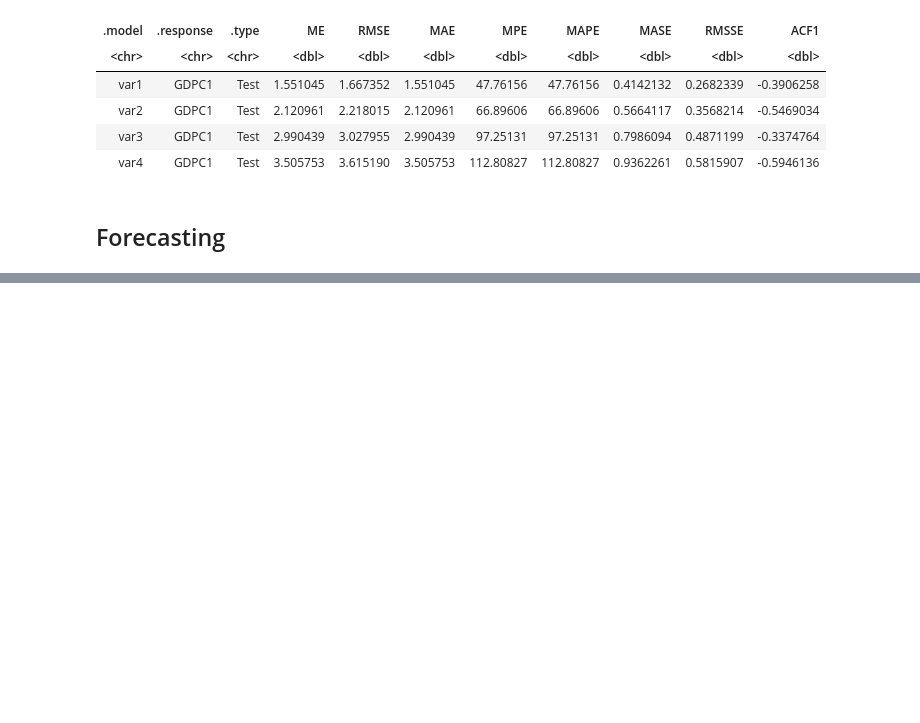
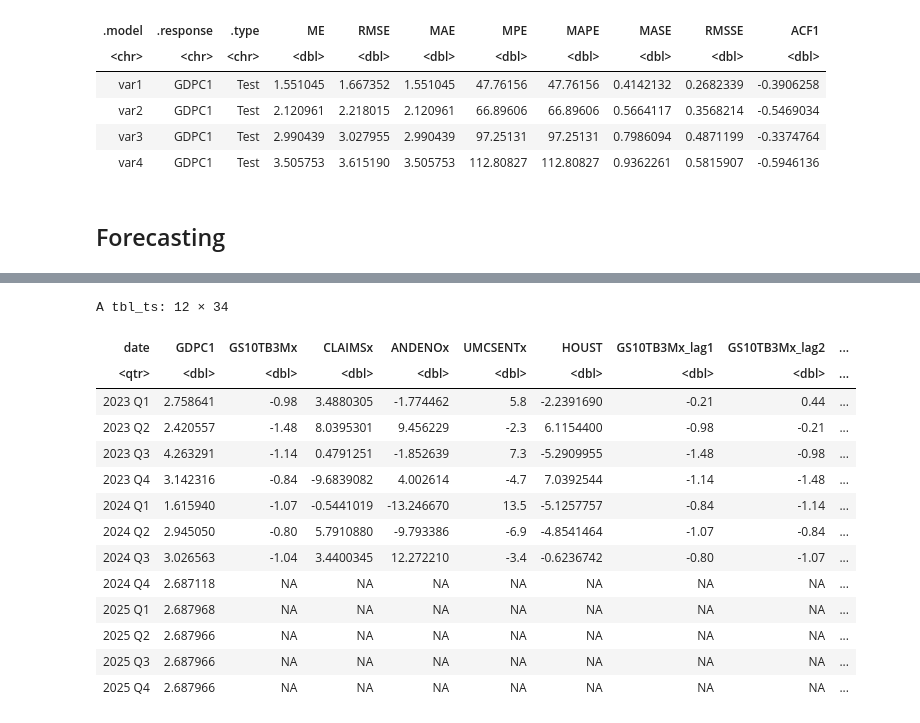
Before and after one commit to jack-gin/databustersteam33, a Jupyter notebook: NUS_DSESC_DATABUSTERS_33.ipynb, the cells around one changed output, grey strips where cells are left out. Saved outputs shown, nothing was run; the diff lists cells and outputs as text; code cells hidden in the pictures; blank space fills up the shorter version.

```diff
--- a/NUS_DSESC_DATABUSTERS_33.ipynb
+++ b/NUS_DSESC_DATABUSTERS_33.ipynb
@@ -491,0 +483,36 @@ A tbl_ts: 1 × 3
+# %%
+# Example data
+ar1_data <- tibble(
+  date = yearquarter(c("2024 Q4", "2025 Q1", "2025 Q2", "2025 Q3", "2025 Q4")),
+  mean = c(2.687118, 2.687968, 2.687966, 2.687966, 2.687966),
+  hilo = c("[-0.2370247, 5.611261]", "[-0.2361841, 5.612120]",
+           "[-0.2361862, 5.612118]", "[-0.2361862, 5.612118]",
+           "[-0.2361862, 5.612118]")
+)
+
+# Extract lower and upper bounds
+ar1bounds <- ar1_data %>%
+  mutate(
+    lower = as.numeric(str_extract(hilo, "-?[0-9.]+")),   # Extract first number
+    upper = as.numeric(str_extract(hilo, "(?<=, )[0-9.]+"))  # Extract second number
+  )
+plotar<-transformed%>%
+  full_join(ar1bounds, by=c("date"="date", "GDPC1"="mean"))%>%
+  filter(date>=yearquarter("2023 Q1"))
+plotar
+# %% [output]
+A tbl_ts: 12 × 34
+| date | GDPC1 | GS10TB3Mx | CLAIMSx | ANDENOx | UMCSENTx | HOUST | GS10TB3Mx_lag1 | GS10TB3Mx_lag2 | ... |
+| <qtr> | <dbl> | <dbl> | <dbl> | <dbl> | <dbl> | <dbl> | <dbl> | <dbl> | ... |
+| 2023 Q1 | 2.758641 | -0.98 | 3.4880305 | -1.774462 | 5.8 | -2.2391690 | -0.21 | 0.44 | ... |
+| 2023 Q2 | 2.420557 | -1.48 | 8.0395301 | 9.456229 | -2.3 | 6.1154400 | -0.98 | -0.21 | ... |
+| 2023 Q3 | 4.263291 | -1.14 | 0.4791251 | -1.852639 | 7.3 | -5.2909955 | -1.48 | -0.98 | ... |
+| 2023 Q4 | 3.142316 | -0.84 | -9.6839082 | 4.002614 | -4.7 | 7.0392544 | -1.14 | -1.48 | ... |
+| 2024 Q1 | 1.615940 | -1.07 | -0.5441019 | -13.246670 | 13.5 | -5.1257757 | -0.84 | -1.14 | ... |
+| 2024 Q2 | 2.945050 | -0.80 | 5.7910880 | -9.793386 | -6.9 | -4.8541464 | -1.07 | -0.84 | ... |
+| 2024 Q3 | 3.026563 | -1.04 | 3.4400345 | 12.272210 | -3.4 | -0.6236742 | -0.80 | -1.07 | ... |
+| 2024 Q4 | 2.687118 | NA | NA | NA | NA | NA | NA | NA | ... |
+| 2025 Q1 | 2.687968 | NA | NA | NA | NA | NA | NA | NA | ... |
+| 2025 Q2 | 2.687966 | NA | NA | NA | NA | NA | NA | NA | ... |
+| 2025 Q3 | 2.687966 | NA | NA | NA | NA | NA | NA | NA | ... |
+| 2025 Q4 | 2.687966 | NA | NA | NA | NA | NA | NA | NA | ... |
```
Also changed, not shown: parts of 8 cells of this notebook.
